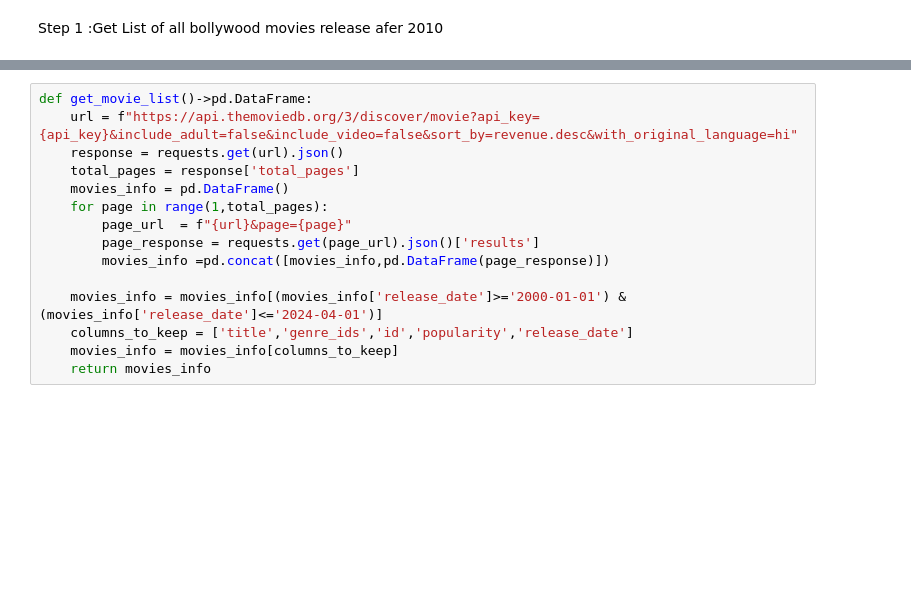
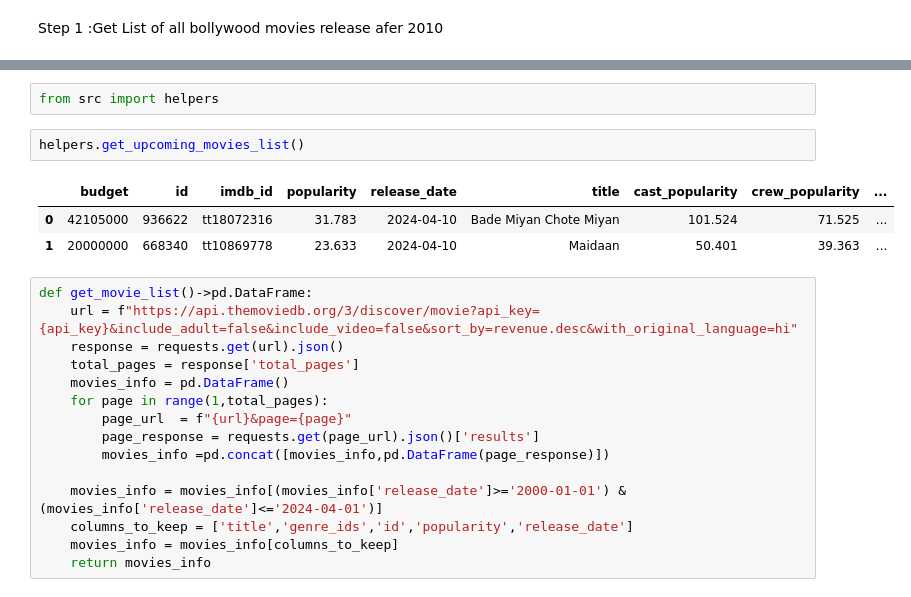
Before and after one commit to jai3703/box_office_prediction, a Jupyter notebook: notebooks/00_data_collection.ipynb, the cells around one changed output, grey strips where cells are left out. Drawn from its saved outputs; the diff is of its cells as text; blank space fills up the shorter version.

```diff
--- a/notebooks/00_data_collection.ipynb
+++ b/notebooks/00_data_collection.ipynb
@@ -15,3 +19,11 @@ Step 1 :Get List of all bollywood movies release afer 2010
+# %%
+from src import helpers
+# %%
+helpers.get_upcoming_movies_list()
+# %% [output]
+|  | budget | id | imdb_id | popularity | release_date | title | cast_popularity | crew_popularity | ... |
+| 0 | 42105000 | 936622 | tt18072316 | 31.783 | 2024-04-10 | Bade Miyan Chote Miyan | 101.524 | 71.525 | ... |
+| 1 | 20000000 | 668340 | tt10869778 | 23.633 | 2024-04-10 | Maidaan | 50.401 | 39.363 | ... |
 # %%
 def get_movie_list()->pd.DataFrame:
     url = f"https://api.themoviedb.org/3/discover/movie?api_key={api_key}&include_adult=false&include_video=false&sort_by=revenue.desc&with_original_language=hi"
```
Also changed, not shown: parts of 2 cells of this notebook, 7 other files.
